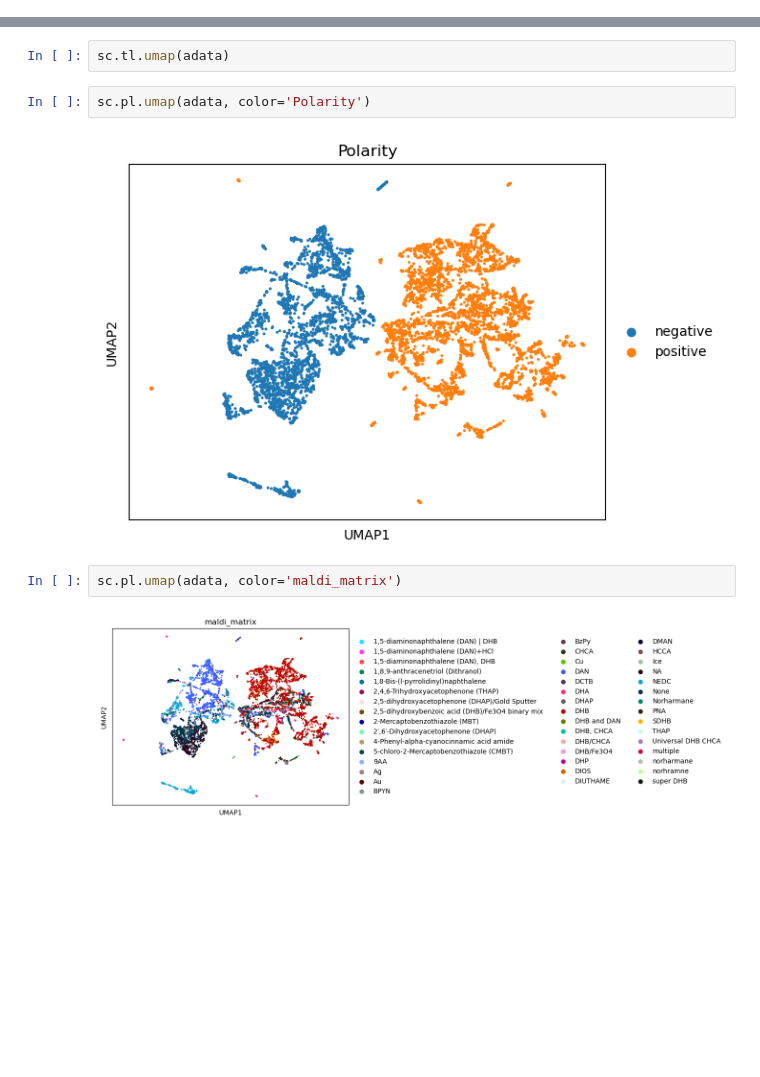
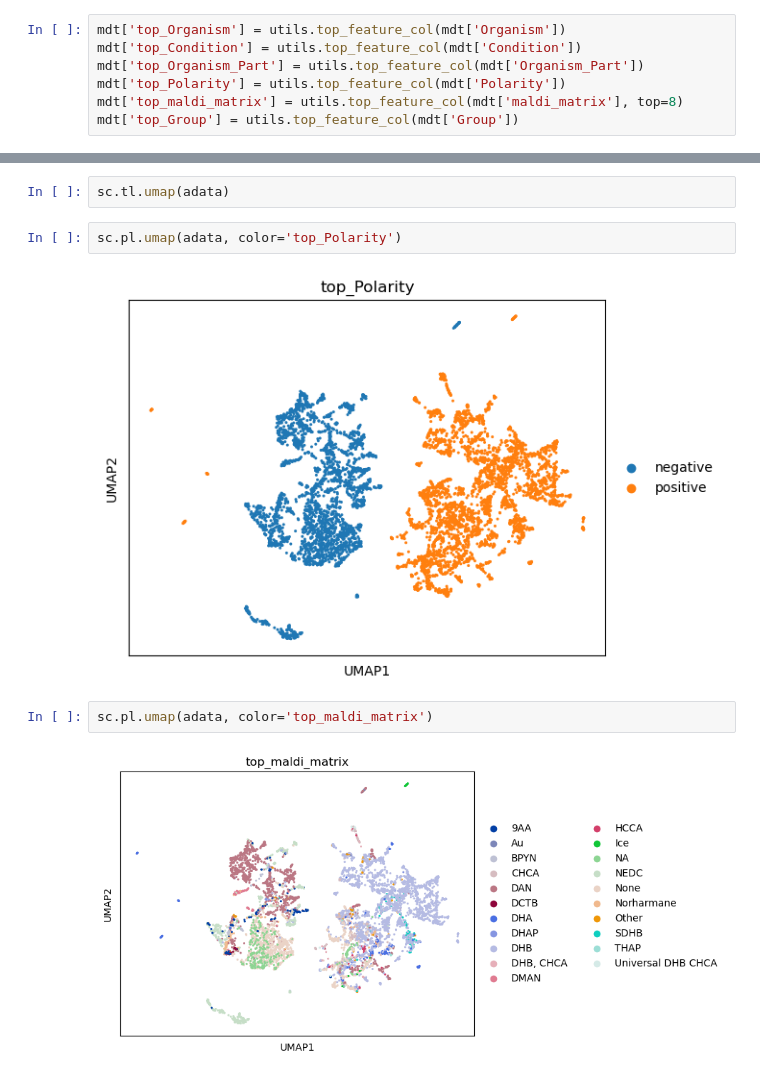
Before and after one commit to tdrose/metaspace_analysis, a Jupyter notebook: datasets_embedding.ipynb, the cells around one changed output, grey strips where cells are left out. Cells and saved outputs as stored; diff of their text form; blank space fills up the shorter version.

Commit message:
Working on umaps

```diff
--- a/datasets_embedding.ipynb
+++ b/datasets_embedding.ipynb
@@ -28,6 +31,13 @@ results = pickle.load(open(os.path.join(store_dir, 'hmdb4_results.pickle'), "rb"
 # %%
 md = utils.make_metadata_dict(dss, results, only_results=True)
 mdt = utils.clean_metadata_table(utils.metadata_dict_totable(md))
+# %%
+mdt['top_Organism'] = utils.top_feature_col(mdt['Organism'])
+mdt['top_Condition'] = utils.top_feature_col(mdt['Condition'])
+mdt['top_Organism_Part'] = utils.top_feature_col(mdt['Organism_Part'])
+mdt['top_Polarity'] = utils.top_feature_col(mdt['Polarity'])
+mdt['top_maldi_matrix'] = utils.top_feature_col(mdt['maldi_matrix'], top=8)
+mdt['top_Group'] = utils.top_feature_col(mdt['Group'])
 # %% [markdown]
 # Make table with all features and create AnnData object
 # %% [markdown]
@@ -90,11 +104,11 @@ WARNING: You’re trying to run this on 9437 dimensions of `.X`, if you really w
 # %%
 sc.tl.umap(adata)
 # %%
-sc.pl.umap(adata, color='Polarity')
+sc.pl.umap(adata, color='top_Polarity')
 # %% [output]
-[figure, old version]
+[figure, new version]
 # %%
-sc.pl.umap(adata, color='maldi_matrix')
+sc.pl.umap(adata, color='top_maldi_matrix')
 # %% [output]
-[figure, old version]
+[figure, new version]
 # %%
```
Also changed, not shown: parts of 36 cells of this notebook, 1 other file.
